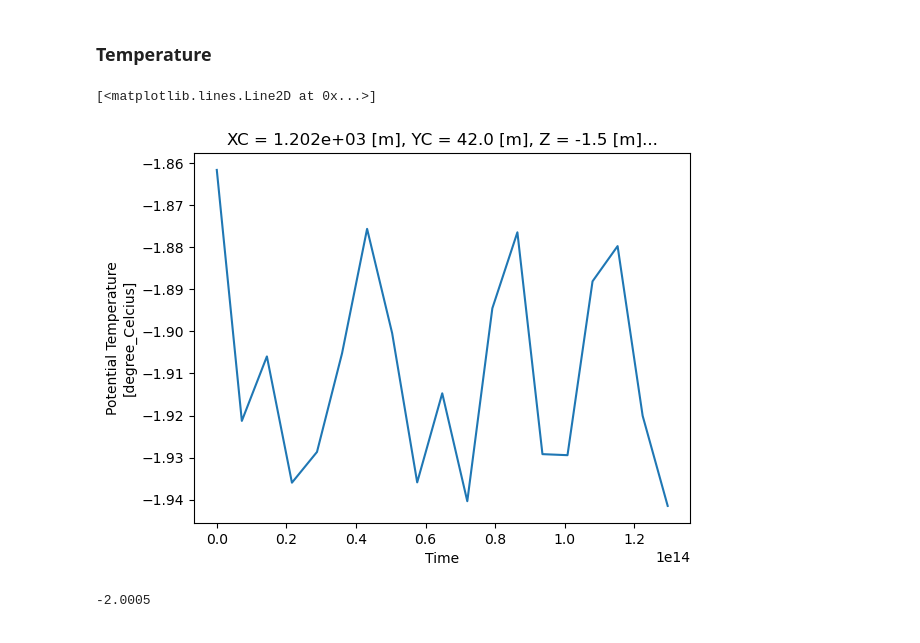
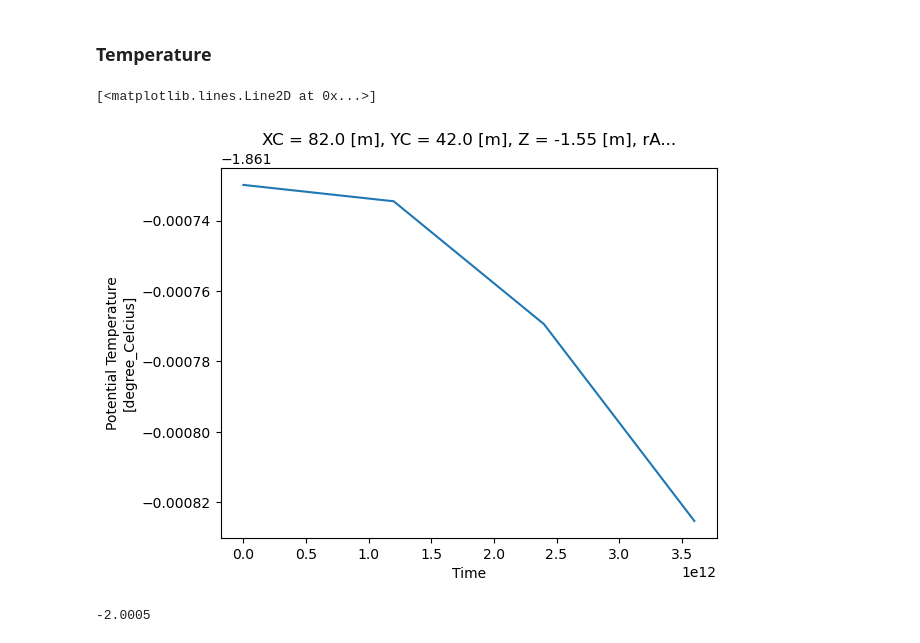
Before and after one commit to marlene-schramm/MSc_data_analysis, a Jupyter notebook: model_output/Look_at_Output.ipynb, the cells around one changed output. Cells and saved outputs as stored; diff of their text form; code cells hidden in the pictures.

```diff
--- a/model_output/Look_at_Output.ipynb
+++ b/model_output/Look_at_Output.ipynb
@@ -22,7 +22,7 @@ import warnings
 # %% [markdown]
 ## Load Output Data
 # %%
-model_run = "MSL007"
+model_run = "MIZ002"
 delta_t = 4 # time step in seconds
 output_dir = "../../MITgcm/so_plumes/" + model_run
 
@@ -113,10 +113,10 @@ Text(0.5, 0.98, 'Model Run MSL007\n Center Grid Column')
 # %% [markdown]
 ### Temperature
 # %%
-ds["T"].isel(XC = 300, Z =1, YC = 10).plot()
+ds["T"].isel(XC = 20, Z =1, YC = 10).plot()
 # %% [output]
 [<matplotlib.lines.Line2D at 0x...>]
-[figure, old version]
+[figure, new version]
 # %%
 print(ds["T"].min().values)
 ds["T"].isel(XC = 8, Z =0, YC = 15).values
```
Also changed, not shown: parts of 10 cells of this notebook, 2 other files.
